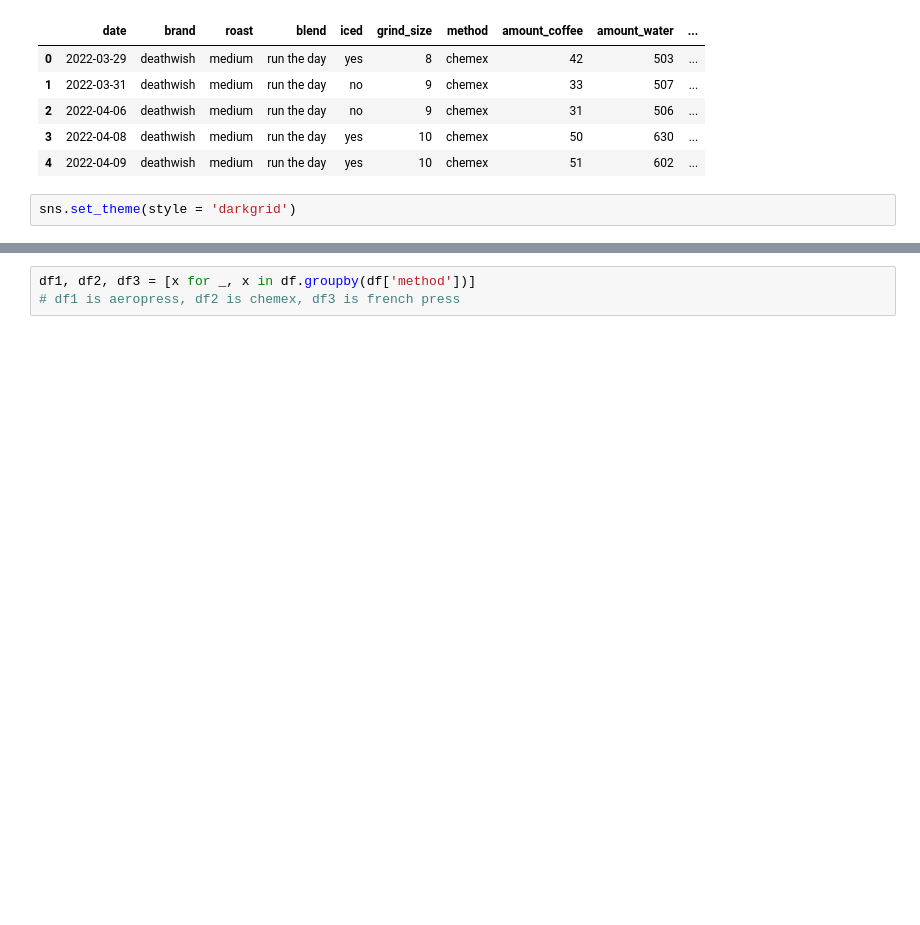
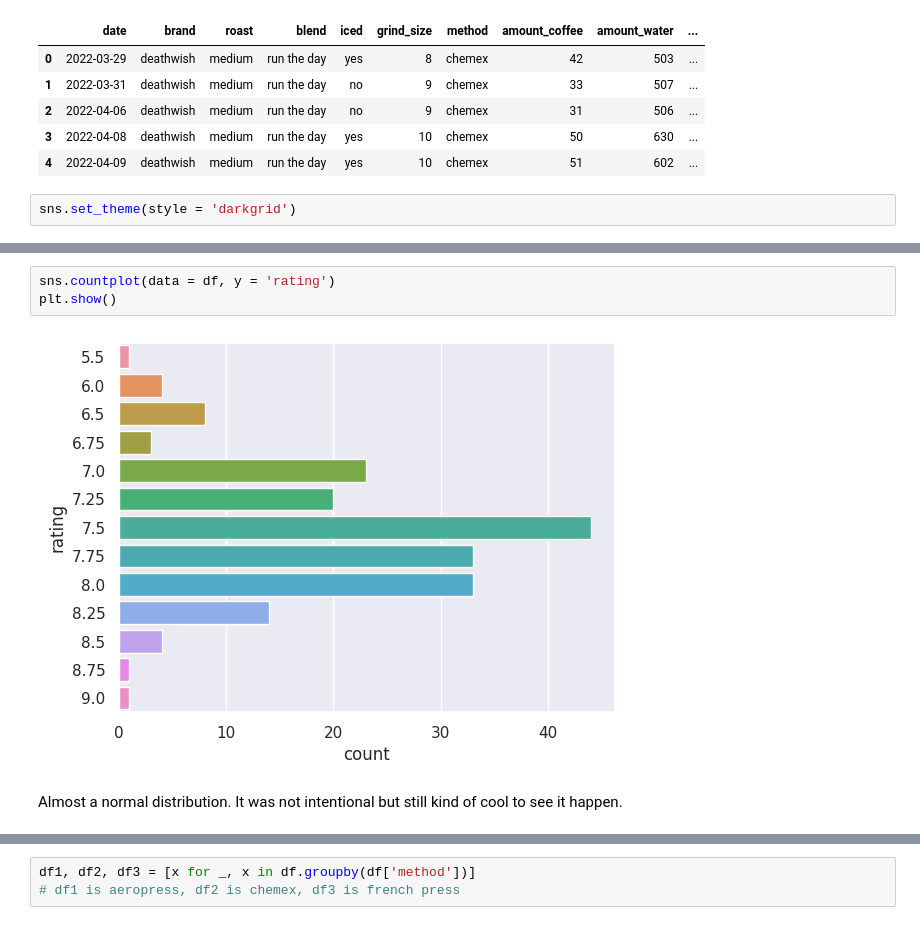
Before and after one commit to TomPMcGuire37/Coffee2, a Jupyter notebook: Coffee EDA.ipynb, the cells around one changed output, grey strips where cells are left out. Cells and saved outputs as stored; diff of their text form; blank space fills up the shorter version.

```diff
--- a/Coffee EDA.ipynb
+++ b/Coffee EDA.ipynb
@@ -195,3 +210,10 @@ plt.show()
+# %%
+sns.countplot(data = df, y = 'rating')
+plt.show()
+# %% [output]
+[figure, added]
+# %% [markdown]
+Almost a normal distribution. It was not intentional but still kind of cool to see it happen.
 # %%
 sns.violinplot(data = df, y = 'rating', x = 'iced')
 plt.show()
```
Also changed, not shown: parts of 34 cells of this notebook.
